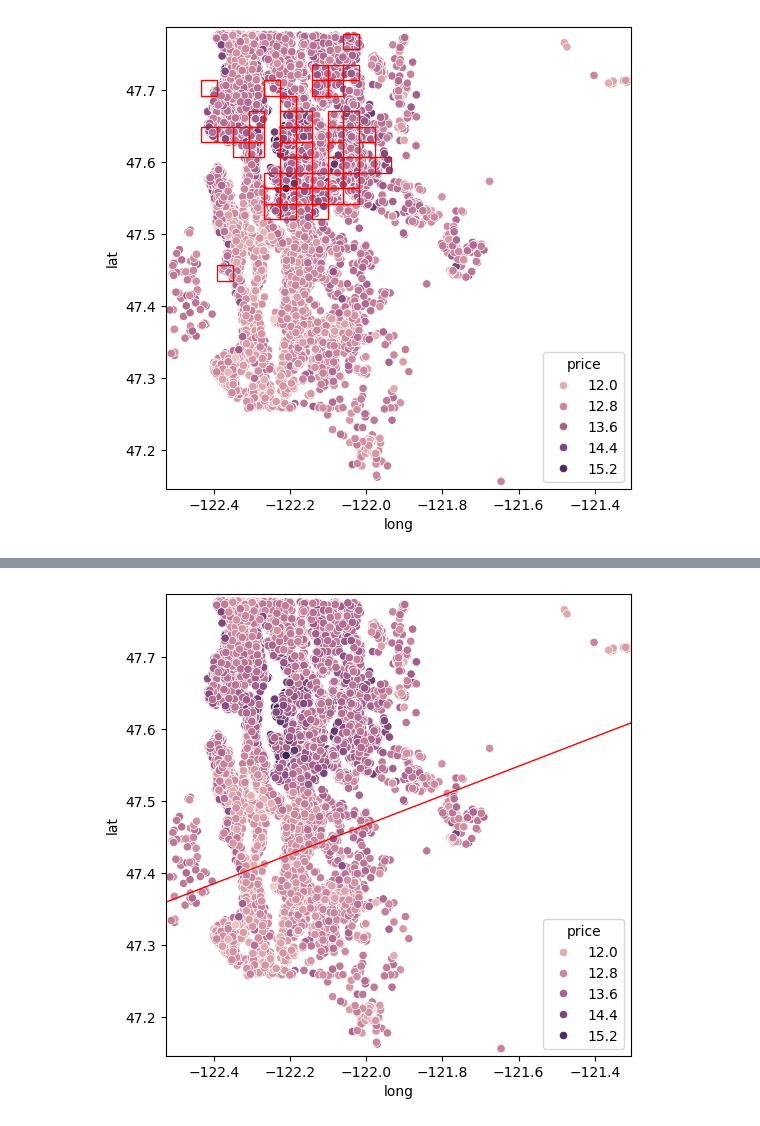
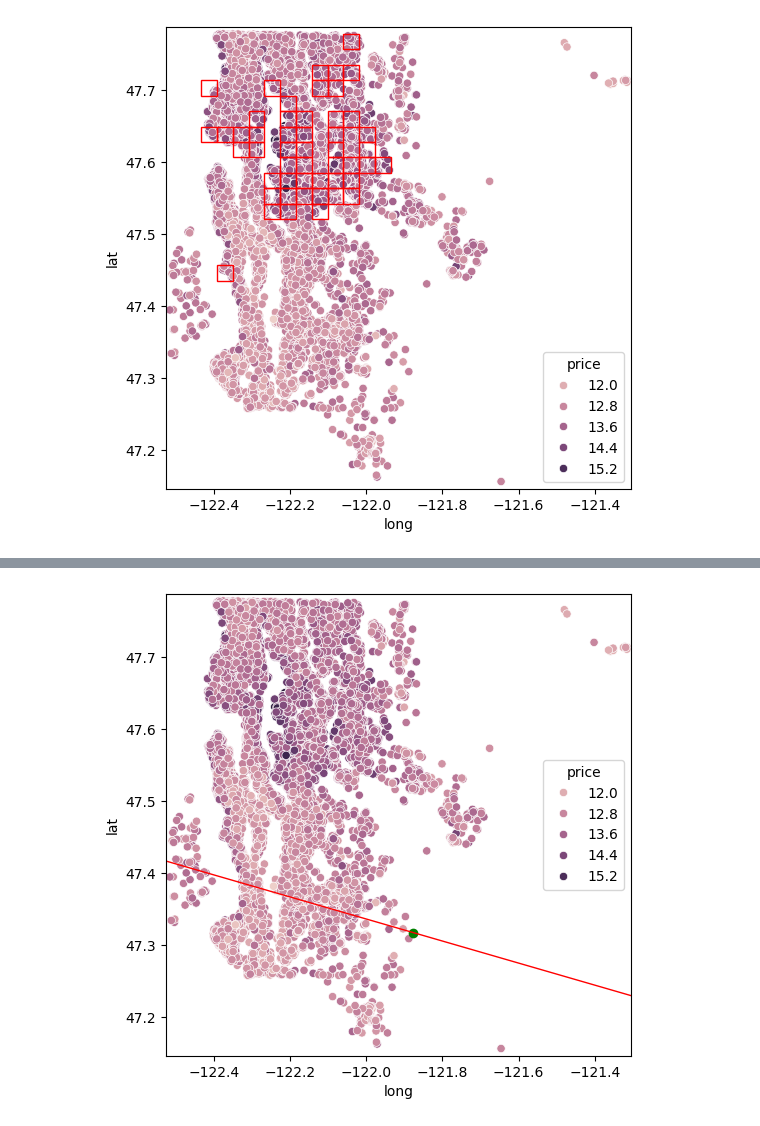
Before and after one commit to wognsths/house_price_prediction_only_spatial_data, a Jupyter notebook: Feature_extraction.ipynb, the cells around one changed output, grey strips where cells are left out. Cells and saved outputs as stored; diff of their text form; code cells hidden in the pictures.

Commit message:
Data

```diff
--- a/Feature_extraction.ipynb
+++ b/Feature_extraction.ipynb
@@ -285,8 +346,8 @@ def get_k_lines(iteration,
 # %%
 spatial_info = X_train[['long', 'lat']]
 target = np.log(y_train)
-idxarr, lossarr, data_list, info_list = get_k_lines(100,
-                                                    10,
+idxarr, lossarr, data_list, info_list = get_k_lines(1,
+                                                    1,
                                                     "random",
                                                     "randomforest",
                                                     spatial_info,
@@ -334,5 +389,7 @@ def draw_line(start, end, x_area, y_area, target):
     line_y = slope * line_x + intercept
 
     ax.plot(line_x, line_y, color='r', linestyle='-', linewidth=1)
+    midpoint = (np.array(start) + np.array(end)) / 2
+    ax.scatter(midpoint[0], midpoint[1], color = "g", marker = "o")
 
     plt.show()
@@ -358,4 +396,4 @@ data_list[1], info_list[1]
 # %%
-draw_line(info_list[1][0], info_list[1][1], X_train['long'], X_train['lat'], target)
+draw_line(info_list[0][0], info_list[0][1], X_train['long'], X_train['lat'], target)
 # %% [output]
-[figure, old version]
+[figure, new version]
```
Also changed, not shown: parts of 8 cells of this notebook.
